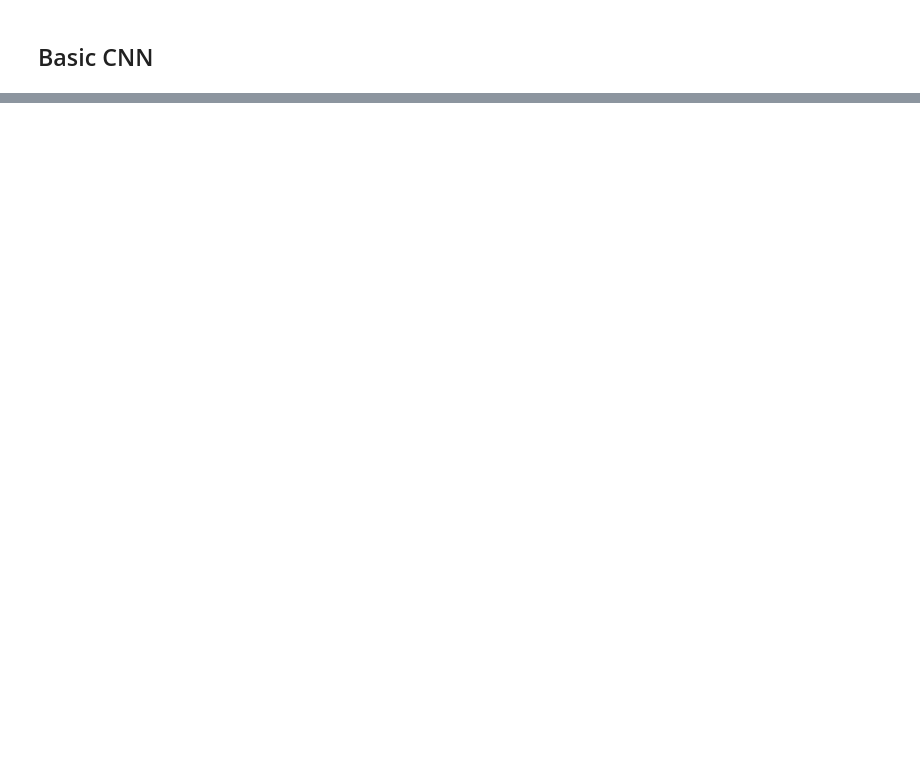
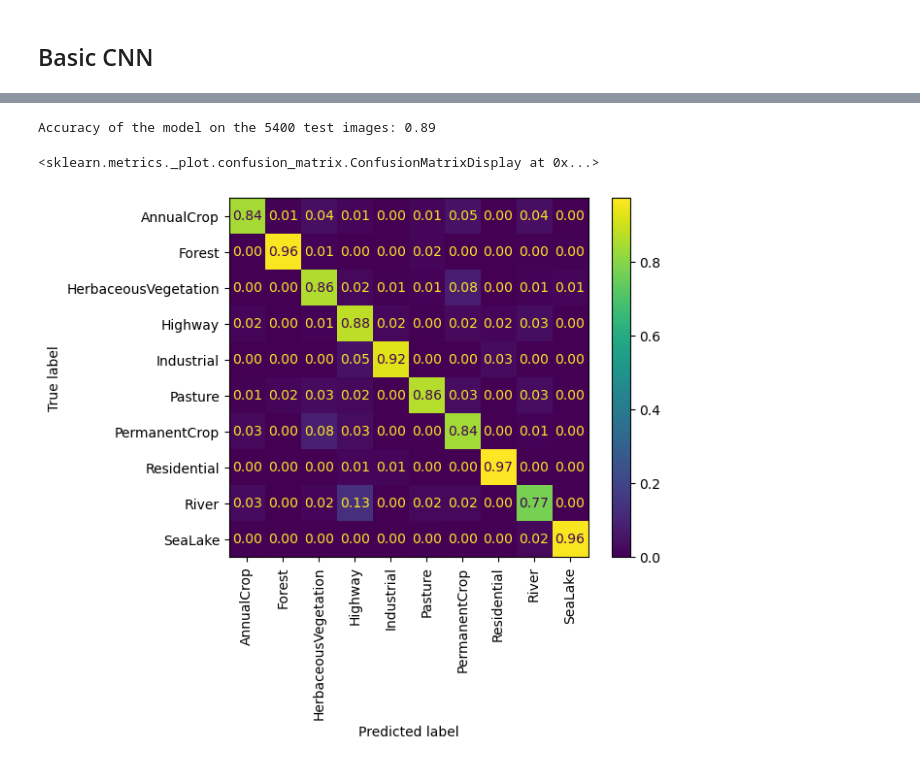
Before and after one commit to tameTNT/evaluating-xai-remote-sensing, a Jupyter notebook: basic_classification.ipynb, the cells around one changed output, grey strips where cells are left out. Cells and saved outputs as stored; diff of their text form; code cells hidden in the pictures; blank space fills up the shorter version.

```diff
--- a/basic_classification.ipynb
+++ b/basic_classification.ipynb
@@ -61,0 +108,8 @@ class BaseCNN(nn.Module):
+# %%
+model = BaseCNN().to(device)
+criterion = nn.CrossEntropyLoss()
+
+learning_rate = 1e-3
+decay = 1e-6
+momentum=0.9
+optimiser = torch.optim.SGD(model.parameters(), lr=learning_rate, weight_decay=decay, momentum=momentum, nesterov=True)
@@ -61,0 +256,37 @@ class BaseCNN(nn.Module):
+# %%
+model.eval()
+
+eval_set = datasets.eurosat.get_dataset("test", transforms=wrapped_rescale_clamp_transform)
+eval_dataloader = torch.utils.data.DataLoader(eurosat_test_ds, batch_size=64, num_workers=0, shuffle=False)
+
+with torch.no_grad():
+    batch_accuracy = np.zeros(0)
+
+    all_labels = np.zeros(0)
+    all_predictions = np.zeros(0)
+
+    for i, data in enumerate(eval_dataloader):
+        print(f"Assessing batch {i:05}", end="\r")
+        images = data["image"].to(device)
+        labels = data["label"].to(device)
+
+        outputs = model(images)
+        predictions = outputs.argmax(dim=1, keepdim=True)
+
+        all_labels = np.append(all_labels, labels.cpu().numpy())
+        all_predictions = np.append(all_predictions, predictions.cpu().numpy())
+
+        batch_accuracy = np.append(batch_accuracy, predictions.data.eq(labels.view_as(predictions)).float().mean().item())
+
+    print(f"Accuracy of the model on the {len(all_labels)} test images: {batch_accuracy.mean():.2f}")
+# %% [output]
+Accuracy of the model on the 5400 test images: 0.89
+# %%
+from sklearn.metrics import ConfusionMatrixDisplay
+
+ConfusionMatrixDisplay.from_predictions(all_labels, all_predictions,
+                                        normalize="true", values_format=".2f",
+                                        display_labels=eurosat_test_ds.classes, xticks_rotation="vertical")
+# %% [output]
+<sklearn.metrics._plot.confusion_matrix.ConfusionMatrixDisplay at 0x...>
+[figure, added]
```
Also changed, not shown: parts of 21 cells of this notebook, 4 other files.
